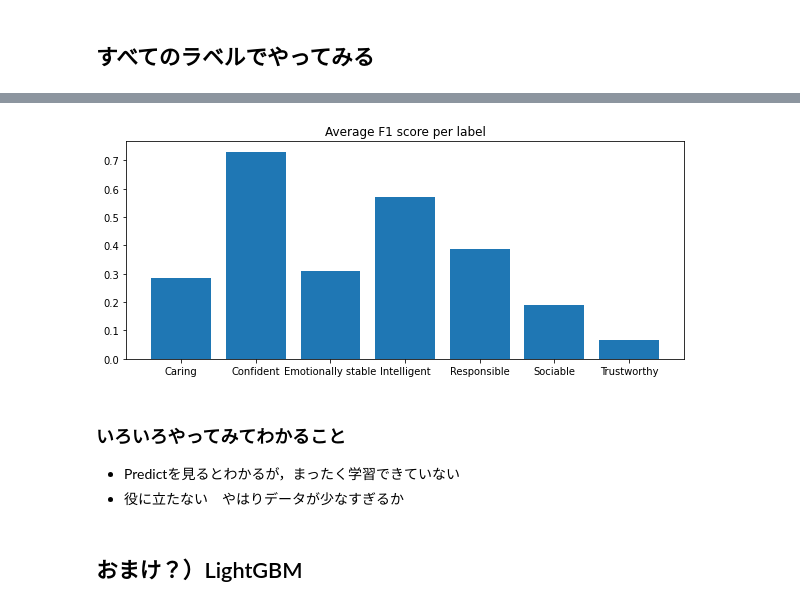
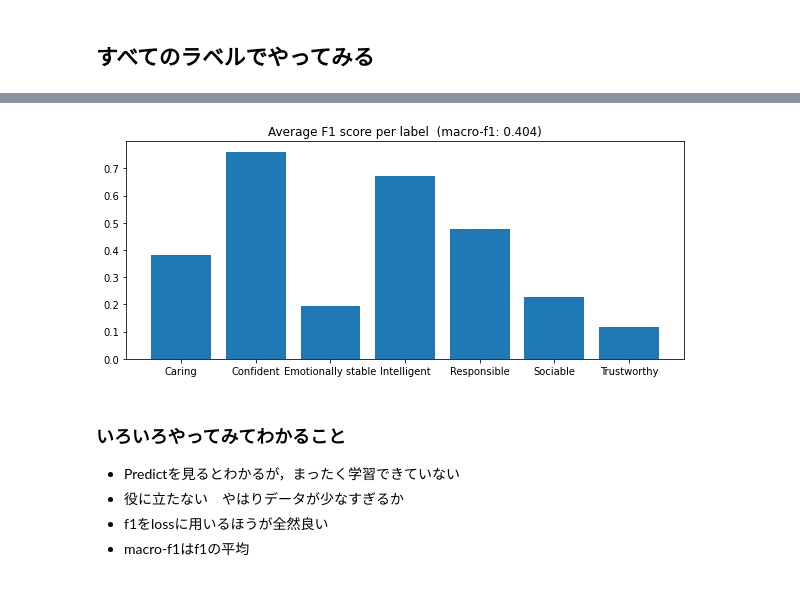
Before and after one commit to takumi1001/2022-mast-ai-experiment, a Jupyter notebook: train.ipynb, the cells around one changed output, grey strips where cells are left out. Saved outputs shown, nothing was run; the diff lists cells and outputs as text; code cells hidden in the pictures.

Commit message:
macro-f1の計算

```diff
--- a/train.ipynb
+++ b/train.ipynb
@@ -96,7 +95,3 @@ def get_binary_model(fine=False):
-# %%
-# まずはconfidentでやってみる
-y_raw = df["Confident"]
-y = tf.keras.utils.to_categorical(y_raw)
 # %%
 model = get_binary_model()
 # %%
@@ -130,5 +125,3 @@ METRICS = [
       keras.metrics.Recall(name='recall'),
       keras.metrics.AUC(name='auc'),
 ]
-# %%
-model.compile(loss="binary_crossentropy", optimizer="adam", metrics=METRICS)
@@ -192,3 +138,31 @@ del model
+# %%
+def f1(y_true, y_pred):
+    y_pred = K.round(y_pred)
+    tp = K.sum(K.cast(y_true*y_pred, 'float'), axis=0)
+    tn = K.sum(K.cast((1-y_true)*(1-y_pred), 'float'), axis=0)
+    fp = K.sum(K.cast((1-y_true)*y_pred, 'float'), axis=0)
+    fn = K.sum(K.cast(y_true*(1-y_pred), 'float'), axis=0)
+
+    p = tp / (tp + fp + K.epsilon())
+    r = tp / (tp + fn + K.epsilon())
+
+    f1 = 2*p*r / (p+r+K.epsilon())
+    f1 = tf.where(tf.is_nan(f1), tf.zeros_like(f1), f1)
+    return K.mean(f1)
+
+def f1_loss(y_true, y_pred):
+
+    tp = K.sum(K.cast(y_true*y_pred, 'float'), axis=0)
+    tn = K.sum(K.cast((1-y_true)*(1-y_pred), 'float'), axis=0)
+    fp = K.sum(K.cast((1-y_true)*y_pred, 'float'), axis=0)
+    fn = K.sum(K.cast(y_true*(1-y_pred), 'float'), axis=0)
+
+    p = tp / (tp + fp + K.epsilon())
+    r = tp / (tp + fn + K.epsilon())
+
+    f1 = 2*p*r / (p+r+K.epsilon())
+    f1 = tf.where(tf.math.is_nan(f1), tf.zeros_like(f1), f1)
+    return 1 - K.mean(f1)
 # %% [markdown]
 ## すべてのラベルでやってみる
 # %%
@@ -197,6 +171,7 @@ labels = ["Caring","Confident","Emotionally stable","Intelligent","Responsible",
 kf = KFold(n_splits=3, shuffle=True, random_state=1001)
 # %%
 f1_dict = dict()
+
 for label in labels:
     y_raw = df[label]
     y = tf.keras.utils.to_categorical(y_raw)
@@ -224,9 +199,10 @@ for label in labels:
         initial_bias = np.log([neg/pos])
         model.layers[-1].bias_initializer=initial_bias
 
-        model.compile(loss="binary_crossentropy", optimizer="adam", metrics=METRICS)
+        model.compile(loss=f1_loss, optimizer="adam", metrics=METRICS)
         model.fit(X_train, y_train, batch_size=8, epochs=6, class_weight=class_weight)
-        y_pred = np.argmax(model.predict(X_test, batch_size=1), axis=1)
+        y_pred_tf = model.predict(X_test, batch_size=1)
+        y_pred = np.argmax(y_pred_tf, axis=1)
         y_test_sk = np.argmax(y_test, axis=1)
         print("Predict:", y_pred)
         print("True:", y_test_sk)
@@ -258,13 +235,13 @@ for label in labels:
 # %%
 plt.figure(figsize=(10,4))
 plt.bar(f1_dict.keys(), f1_list)
-plt.title("Average F1 score per label")
+plt.title(f"Average F1 score per label  (macro-f1: {macro_f1_val:.3f})")
 plt.show() ;
 # %% [output]
-[figure, old version]
+[figure, new version]
 # %% [markdown]
 ### いろいろやってみてわかること
  - Predictを見るとわかるが，まったく学習できていない
  - 役に立たない　やはりデータが少なすぎるか
+ - f1をlossに用いるほうが全然良い
+ - macro-f1はf1の平均
-# %% [markdown]
-## おまけ？）LightGBM
```
Also changed, not shown: parts of 18 cells of this notebook, 1 other file.
